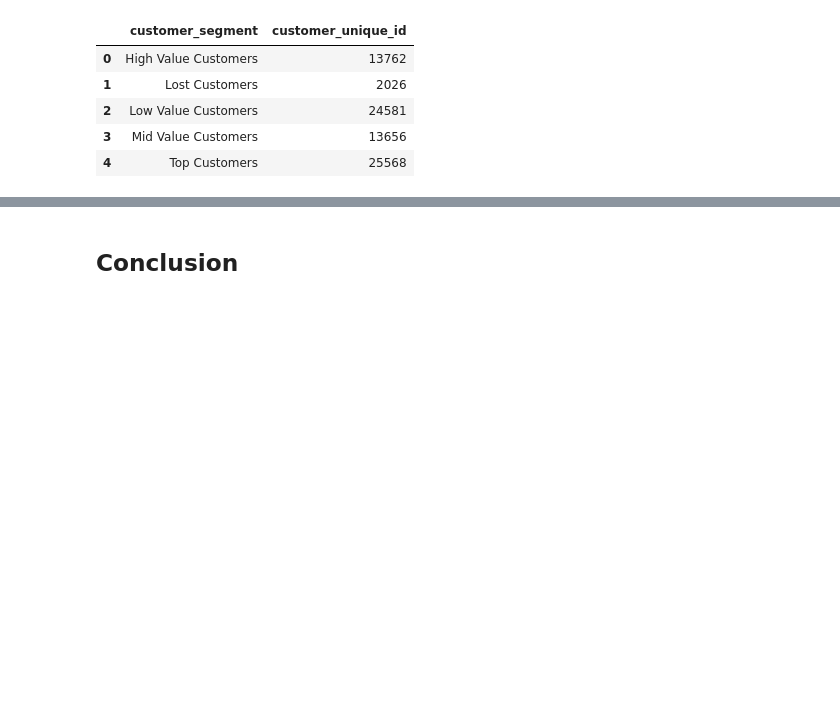
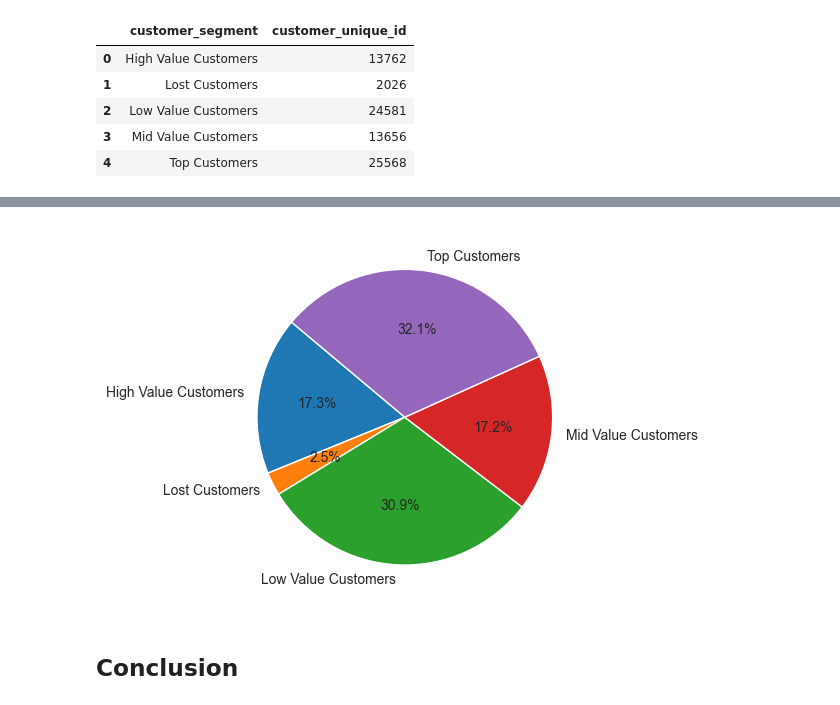
Before and after one commit to stefansphtr/Data-Analytics-Brazilian-Ecommerce, a Jupyter notebook: notebook.ipynb, the cells around one changed output, grey strips where cells are left out. Saved outputs shown, nothing was run; the diff lists cells and outputs as text; code cells hidden in the pictures; blank space fills up the shorter version.

```diff
--- a/notebook.ipynb
+++ b/notebook.ipynb
@@ -2992,3 +3037,14 @@ plt.show()
+# %%
+# Create a pie chart of the customer spending
+plt.pie(
+    customer_segment_df["customer_unique_id"],
+    labels=customer_segment_df["customer_segment"],
+    autopct="%1.1f%%",
+    startangle=140,
+)
+plt.show()
+# %% [output]
+[figure, added]
 # %% [markdown]
 ## Conclusion
 # %% [markdown]
```
Also changed, not shown: parts of 5 cells of this notebook.
